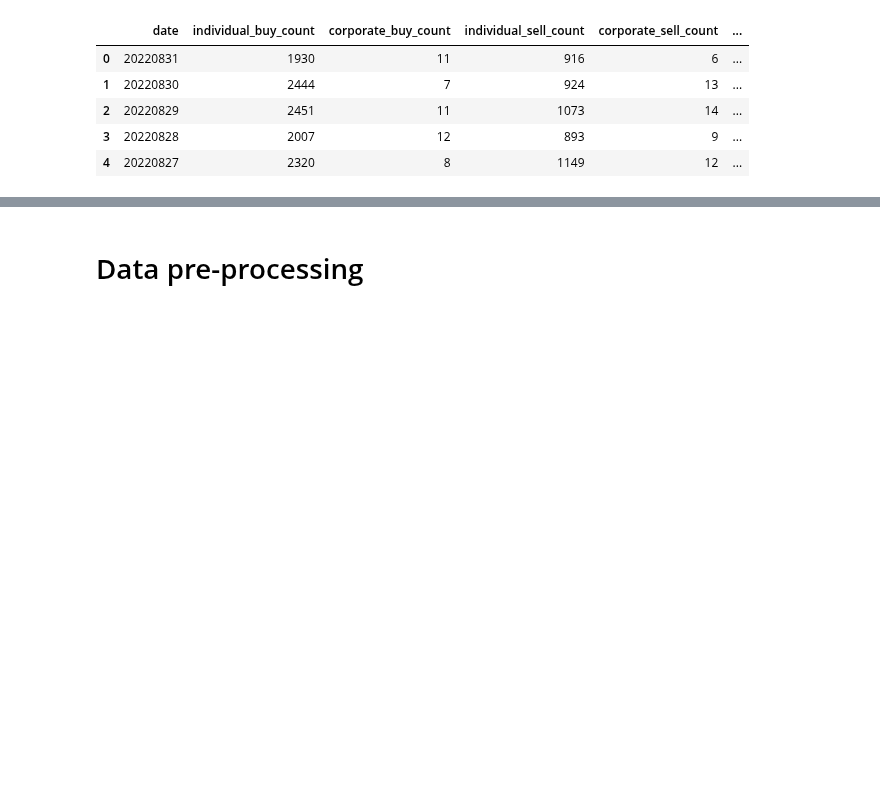
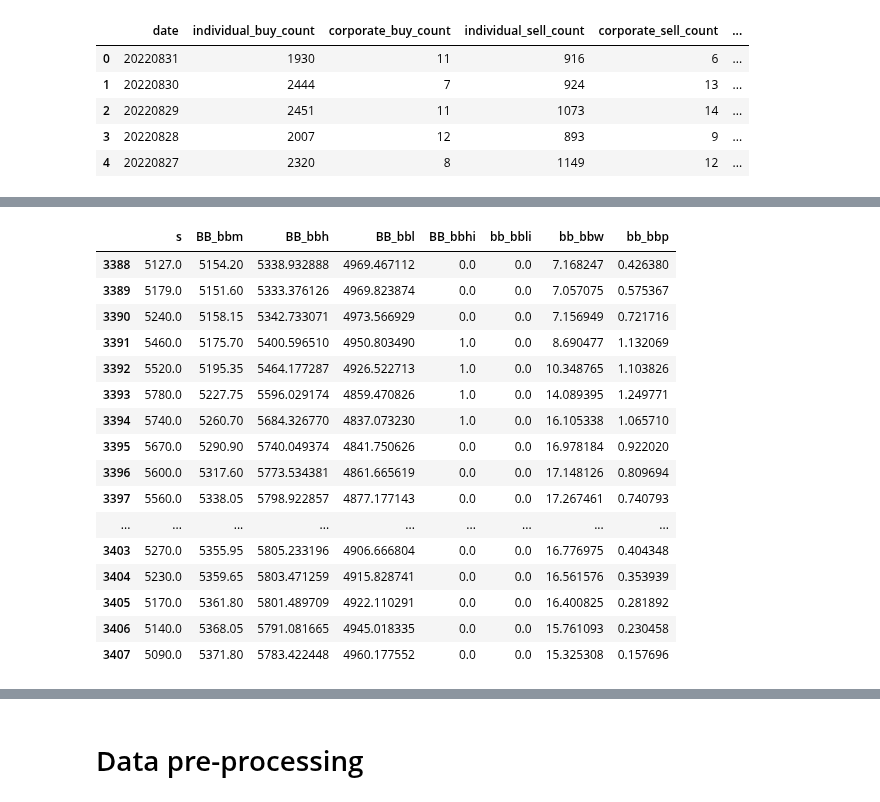
Before and after one commit to Hamtech-ai/InsightiFi, a Jupyter notebook: base_move.ipynb, the cells around one changed output, grey strips where cells are left out. Cells and saved outputs as stored; diff of their text form; code cells hidden in the pictures; blank space fills up the shorter version.

Commit message:
BB indicator added

```diff
--- a/base_move.ipynb
+++ b/base_move.ipynb
@@ -74,10 +73,0 @@ Shape of Folad's client history: (3022, 18)
-# %%
-df = ta.add_all_ta_features(
-    foladHist,
-    open = 'open',
-    high = 'high',
-    low = 'low',
-    close = 'adjClose',
-    volume = 'volume'
-)
-df.head()
@@ -124,0 +80,51 @@ Index(['date', 'open', 'high', 'low', 'adjClose', 'value', 'volume', 'count',
+# %%
+def BB(df):
+
+    indicator_bb = ta.volatility.BollingerBands(df['adjClose'], window = 20, window_dev = 2)
+    df['BB_bbh'] = indicator_bb.bollinger_hband()
+    df['BB_bbl'] = indicator_bb.bollinger_lband()
+    # یه لست به همه قیمت ها باید بدی
+
+    # buy signal
+    df['BB_buy'] = np.nan
+    df.loc[(df['BB_bbh'] > df['last_close']) & (df['close'] < df['open']), 'SMA_buy'] = 1
+    # sell signal
+    df.loc[(df['last_SMA20d'] > df['last_SMA50d']) & (df['SMA20d'] < df['SMA50d']), 'SMA_buy'] = 0
+
+    df['BB_position'] = df['BB_buy'].fillna(method = 'ffill')
+
+    BBdf =  pd.DataFrame(
+        {
+
+            's': df['adjClose'],
+            'BB_bbm': df['BB_bbm'],
+            'BB_bbh': df['BB_bbh'],
+            'BB_bbl': df['BB_bbl'],
+            'BB_bbhi': df['BB_bbhi'],
+            'bb_bbli': df['bb_bbli'],
+            'bb_bbw': df['bb_bbw'],
+            'bb_bbp': df['bb_bbp']
+        }
+    )
+
+    return BBdf
+
+BB(foladHist).tail(20)
+# %% [output]
+|  | s | BB_bbm | BB_bbh | BB_bbl | BB_bbhi | bb_bbli | bb_bbw | bb_bbp |
+| 3388 | 5127.0 | 5154.20 | 5338.932888 | 4969.467112 | 0.0 | 0.0 | 7.168247 | 0.426380 |
+| 3389 | 5179.0 | 5151.60 | 5333.376126 | 4969.823874 | 0.0 | 0.0 | 7.057075 | 0.575367 |
+| 3390 | 5240.0 | 5158.15 | 5342.733071 | 4973.566929 | 0.0 | 0.0 | 7.156949 | 0.721716 |
+| 3391 | 5460.0 | 5175.70 | 5400.596510 | 4950.803490 | 1.0 | 0.0 | 8.690477 | 1.132069 |
+| 3392 | 5520.0 | 5195.35 | 5464.177287 | 4926.522713 | 1.0 | 0.0 | 10.348765 | 1.103826 |
+| 3393 | 5780.0 | 5227.75 | 5596.029174 | 4859.470826 | 1.0 | 0.0 | 14.089395 | 1.249771 |
+| 3394 | 5740.0 | 5260.70 | 5684.326770 | 4837.073230 | 1.0 | 0.0 | 16.105338 | 1.065710 |
+| 3395 | 5670.0 | 5290.90 | 5740.049374 | 4841.750626 | 0.0 | 0.0 | 16.978184 | 0.922020 |
+| 3396 | 5600.0 | 5317.60 | 5773.534381 | 4861.665619 | 0.0 | 0.0 | 17.148126 | 0.809694 |
+| 3397 | 5560.0 | 5338.05 | 5798.922857 | 4877.177143 | 0.0 | 0.0 | 17.267461 | 0.740793 |
+| ... | ... | ... | ... | ... | ... | ... | ... | ... |
+| 3403 | 5270.0 | 5355.95 | 5805.233196 | 4906.666804 | 0.0 | 0.0 | 16.776975 | 0.404348 |
+| 3404 | 5230.0 | 5359.65 | 5803.471259 | 4915.828741 | 0.0 | 0.0 | 16.561576 | 0.353939 |
+| 3405 | 5170.0 | 5361.80 | 5801.489709 | 4922.110291 | 0.0 | 0.0 | 16.400825 | 0.281892 |
+| 3406 | 5140.0 | 5368.05 | 5791.081665 | 4945.018335 | 0.0 | 0.0 | 15.761093 | 0.230458 |
+| 3407 | 5090.0 | 5371.80 | 5783.422448 | 4960.177552 | 0.0 | 0.0 | 15.325308 | 0.157696 |
```
Also changed, not shown: parts of 8 cells of this notebook, 1 other file.
